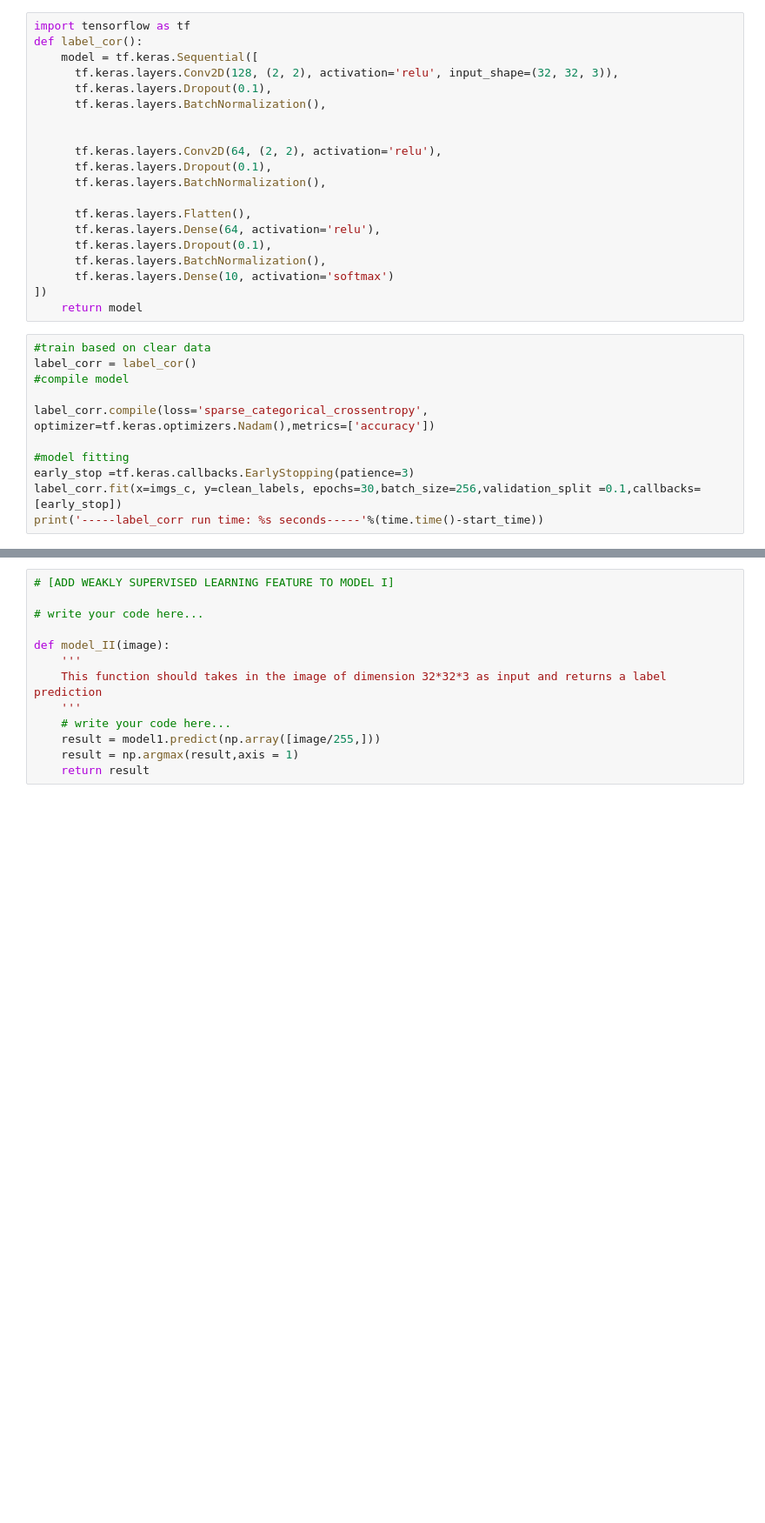
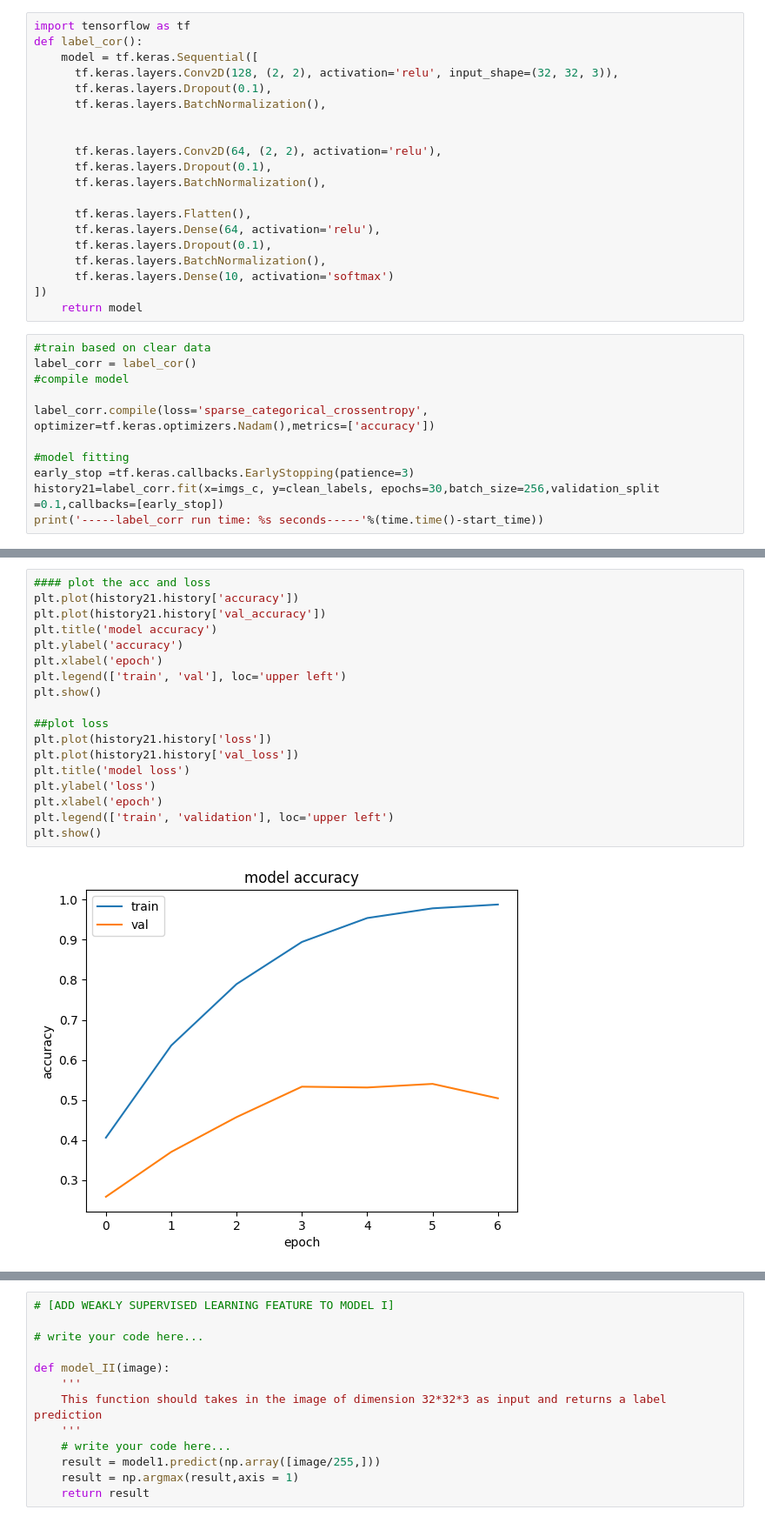
Before and after one commit to TZstatsADS/ads-spring2023-project3-1, a Jupyter notebook: output/main.ipynb, the cells around one changed output, grey strips where cells are left out. Shown at 87% size. Cells and saved outputs as stored; diff of their text form; blank space fills up the shorter version.

```diff
--- a/output/main.ipynb
+++ b/output/main.ipynb
@@ -232,7 +268,7 @@ label_corr.compile(loss='sparse_categorical_crossentropy', optimizer=tf.keras.op
 
 #model fitting
 early_stop =tf.keras.callbacks.EarlyStopping(patience=3)
-label_corr.fit(x=imgs_c, y=clean_labels, epochs=30,batch_size=256,validation_split =0.1,callbacks=[early_stop])
+history21=label_corr.fit(x=imgs_c, y=clean_labels, epochs=30,batch_size=256,validation_split =0.1,callbacks=[early_stop])
 print('-----label_corr run time: %s seconds-----'%(time.time()-start_time))
 # %% [output]
 Epoch 1/30
@@ -254,0 +289,20 @@ Epoch 10/30
+# %%
+#### plot the acc and loss
+plt.plot(history21.history['accuracy'])
+plt.plot(history21.history['val_accuracy'])
+plt.title('model accuracy')
+plt.ylabel('accuracy')
+plt.xlabel('epoch')
+plt.legend(['train', 'val'], loc='upper left')
+plt.show()
+
+##plot loss
+plt.plot(history21.history['loss'])
+plt.plot(history21.history['val_loss'])
+plt.title('model loss')
+plt.ylabel('loss')
+plt.xlabel('epoch')
+plt.legend(['train', 'validation'], loc='upper left')
+plt.show()
+# %% [output]
+[figure, added]
```
Also changed, not shown: parts of 14 cells of this notebook.
